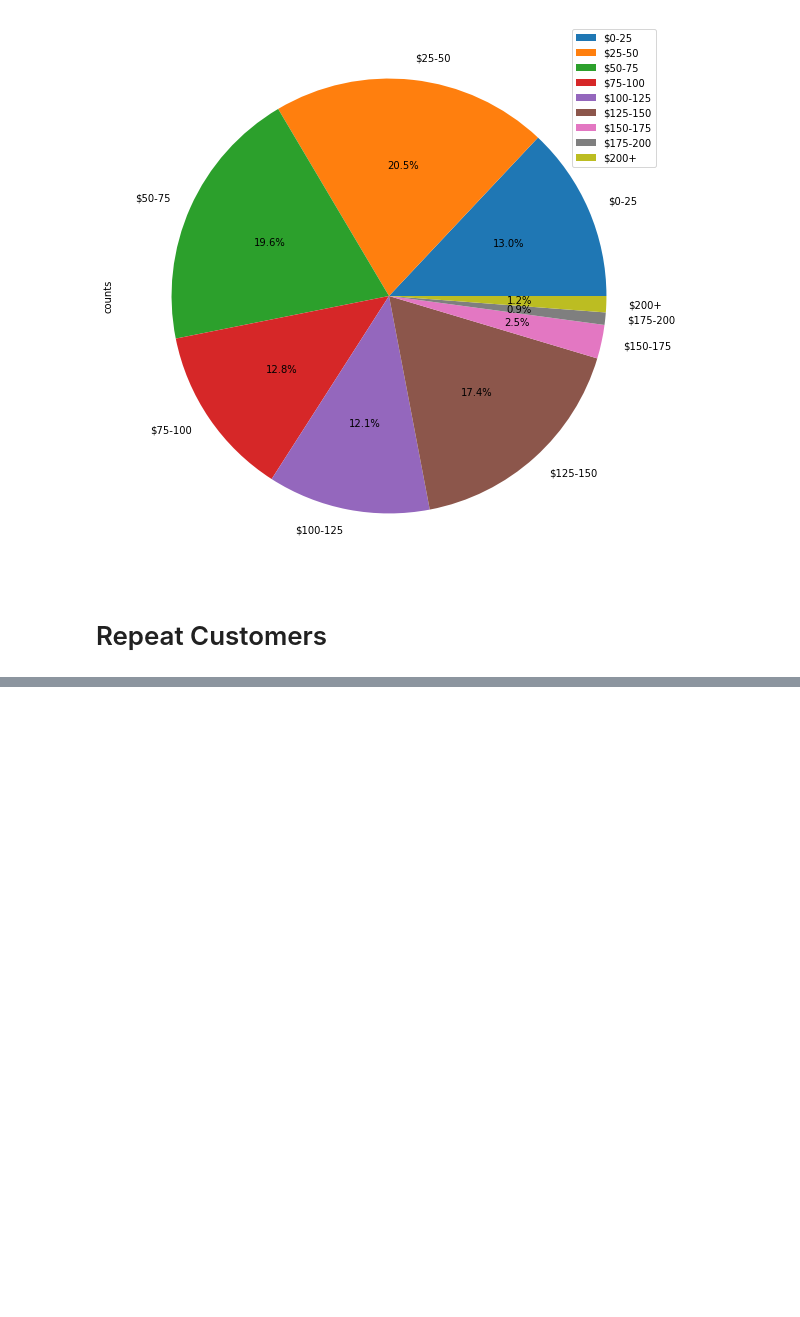
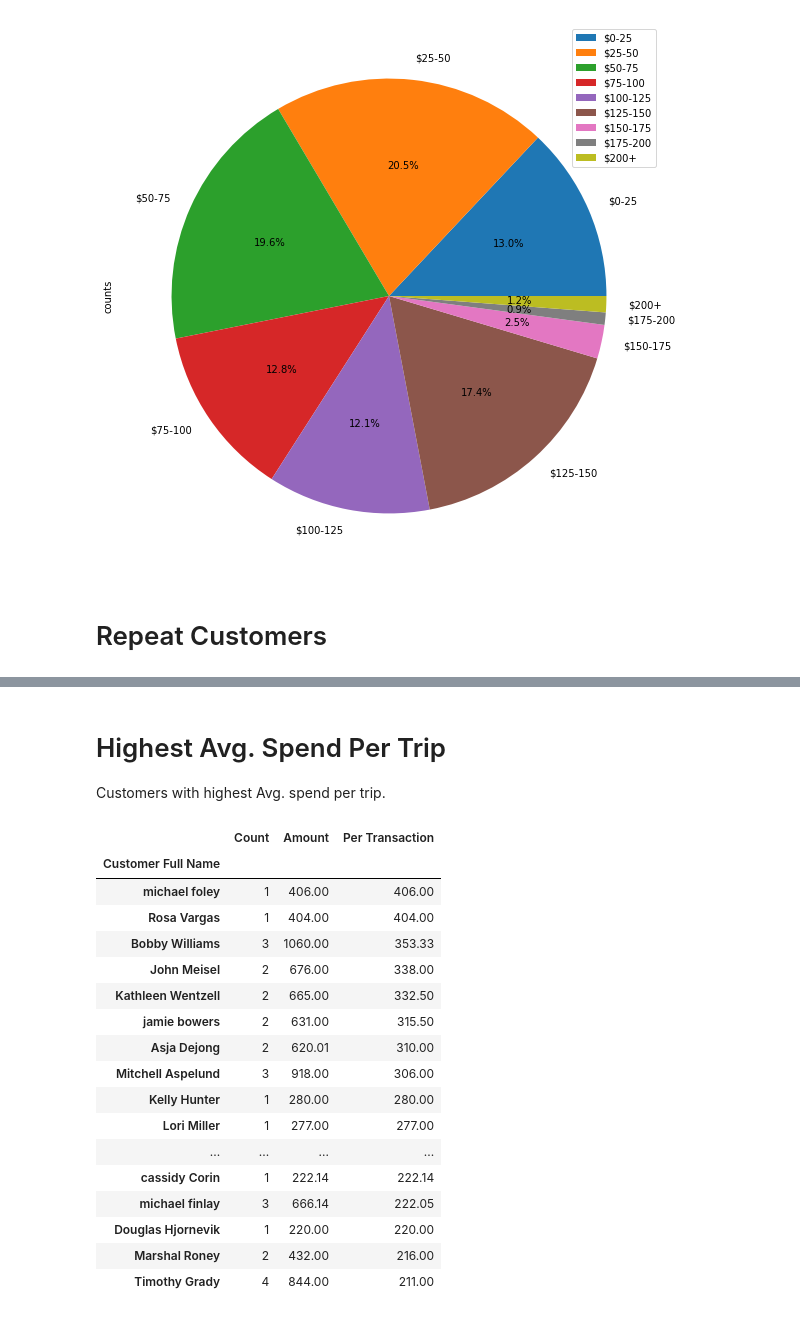
Before and after one commit to thomashedgepath/sales-data-workbook, a Jupyter notebook: workbook.ipynb, the cells around one changed output, grey strips where cells are left out. Cells and saved outputs as stored; diff of their text form; code cells hidden in the pictures; blank space fills up the shorter version.

```diff
--- a/workbook.ipynb
+++ b/workbook.ipynb
@@ -360,0 +406,24 @@ Name: Customer Full Name, dtype: int64
+# %% [markdown]
+# Highest Avg. Spend Per Trip
+Customers with highest Avg. spend per trip.
+# %%
+customer_df.sort_values("Per Transaction", ascending=False).head(25)
+# %% [output]
+|  | Count | Amount | Per Transaction |
+| Customer Full Name |  |  |  |
+| michael foley | 1 | 406.00 | 406.00 |
+| Rosa Vargas | 1 | 404.00 | 404.00 |
+| Bobby Williams | 3 | 1060.00 | 353.33 |
+| John Meisel | 2 | 676.00 | 338.00 |
+| Kathleen Wentzell | 2 | 665.00 | 332.50 |
+| jamie bowers | 2 | 631.00 | 315.50 |
+| Asja Dejong | 2 | 620.01 | 310.00 |
+| Mitchell Aspelund | 3 | 918.00 | 306.00 |
+| Kelly Hunter | 1 | 280.00 | 280.00 |
+| Lori Miller | 1 | 277.00 | 277.00 |
+| ... | ... | ... | ... |
+| cassidy Corin | 1 | 222.14 | 222.14 |
+| michael finlay | 3 | 666.14 | 222.05 |
+| Douglas Hjornevik | 1 | 220.00 | 220.00 |
+| Marshal Roney | 2 | 432.00 | 216.00 |
+| Timothy Grady | 4 | 844.00 | 211.00 |
```
Also changed, not shown: parts of 6 cells of this notebook.
